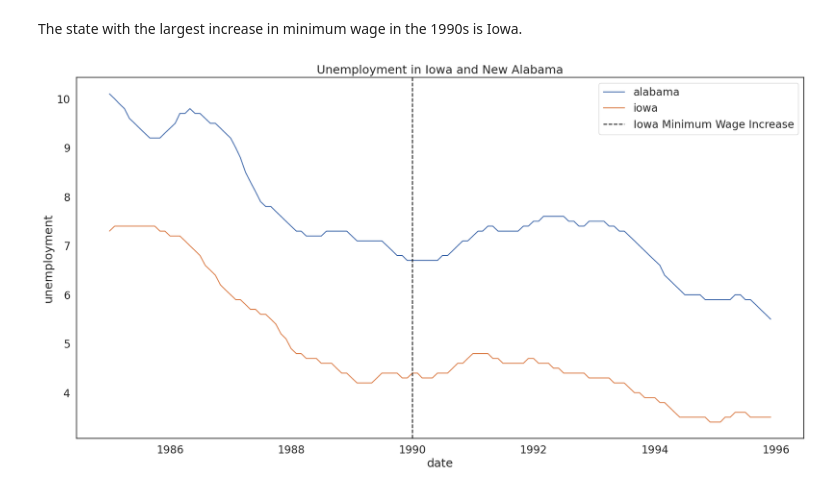
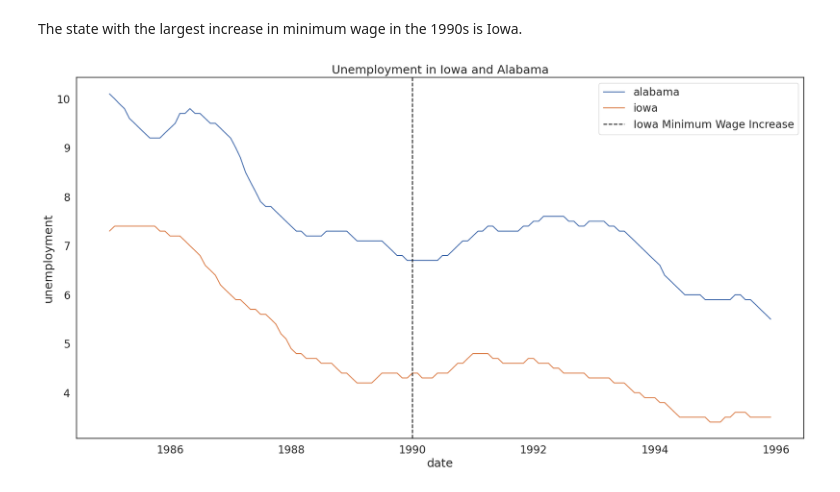
Before and after one commit to camilletulipe06-wq/QM-2, a Jupyter notebook: notebooks/W08. Diff-in-Diff.ipynb, the cells around one changed output. Drawn from its saved outputs; the diff is of its cells as text; code cells hidden in the pictures.

```diff
--- a/notebooks/W08. Diff-in-Diff.ipynb
+++ b/notebooks/W08. Diff-in-Diff.ipynb
@@ -642,13 +619,14 @@ did['post_treatment'] = did['post'] * did['treatment']
 # %%
 # Parallel trends plot
 
+
 sns.lineplot(data=did,x='date',y='unemployment',hue='state')
 plt.axvline(pd.to_datetime('1990-01-01'),color='black',linestyle='dashed', label='Iowa Minimum Wage Increase')
-plt.title('Unemployment in Iowa and New Alabama')
+plt.title('Unemployment in Iowa and Alabama')
 plt.legend()
 plt.show()
 # %% [output]
-[figure, old version]
+[figure, new version]
 # %%
 # Difference in differences model
 
```
Also changed, not shown: parts of 15 cells of this notebook.
